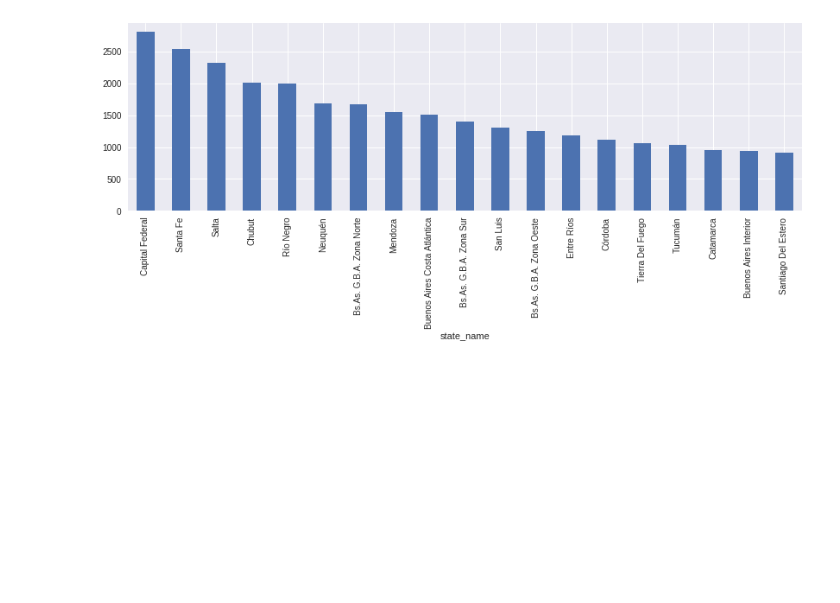
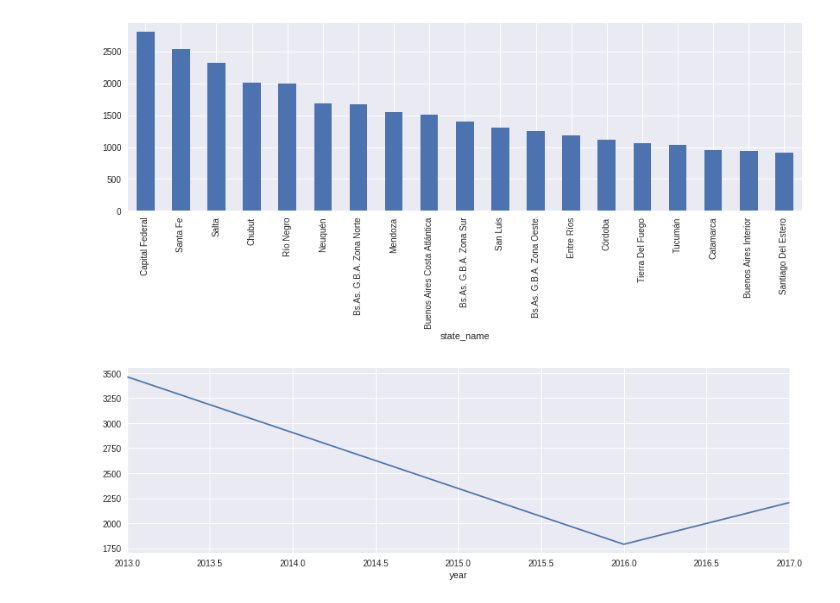
Before and after one commit to jazminferreiro-zz/orgaTP1, a Jupyter notebook: Analisis exploratorio Properati .ipynb, the cells around one changed output. Saved outputs shown, nothing was run; the diff lists cells and outputs as text; code cells hidden in the pictures; blank space fills up the shorter version.

```diff
--- a/Analisis exploratorio Properati .ipynb
+++ b/Analisis exploratorio Properati .ipynb
@@ -210,3 +210,9 @@ properati.groupby('property_type').mean()['price_usd_per_m2'].sort_values(ascend
 properati.groupby('state_name').mean()['price_usd_per_m2'].sort_values(ascending=False)[0:19].plot(kind='bar',figsize=(14,4));
 # %% [output]
 [figure]
+# %%
+#inflacion en el area inmobiliaria
+properati['year'] = properati.created_on.map(lambda date: date.year)
+properati.groupby('year').mean()['price_usd_per_m2'].plot(figsize=(14,4));
+# %% [output]
+[figure, added]
```
Also changed, not shown: parts of 2 cells of this notebook.
